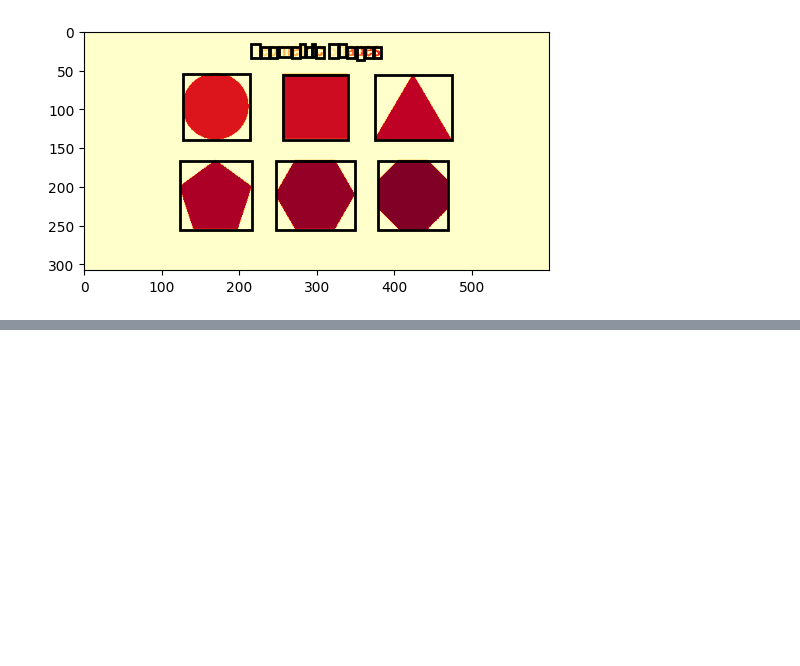
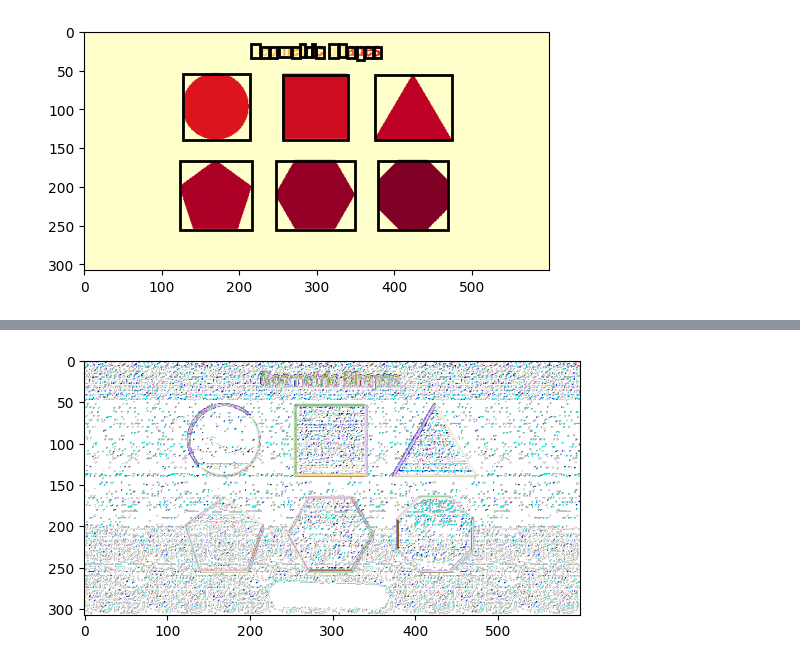
Before and after one commit to 213Horse/NhapMonXuLyAnhSo_ThucHanh, a Jupyter notebook: Lab5/lab5.ipynb, the cells around one changed output, grey strips where cells are left out. Drawn from its saved outputs; the diff is of its cells as text; code cells hidden in the pictures; blank space fills up the shorter version.

```diff
--- a/Lab5/lab5.ipynb
+++ b/Lab5/lab5.ipynb
@@ -43,0 +63,21 @@ plt.show()
+# %%
+##3
+from PIL import Image
+import numpy as np
+import cv2
+import imageio.v2 as iio
+import scipy.ndimage as nd
+from skimage.morphology import label
+from skimage.measure import regionprops
+import matplotlib.pylab as plt
+import matplotlib.patches as mpatches
+from skimage.filters.thresholding import threshold_otsu
+
+data = Image.open('geometric.png')
+a = nd.sobel(data, axis=0)
+b = nd.sobel(data, axis=1)
+bmg = abs(a) + abs(b)
+plt.imshow(bmg)
+plt.show()
+# %% [output]
+[figure, added]
```
Also changed, not shown: parts of 6 cells of this notebook, 14 other files.
